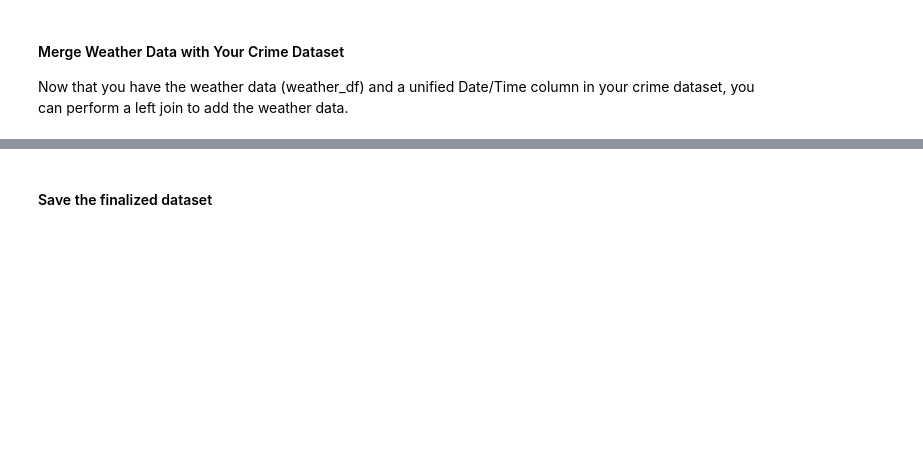
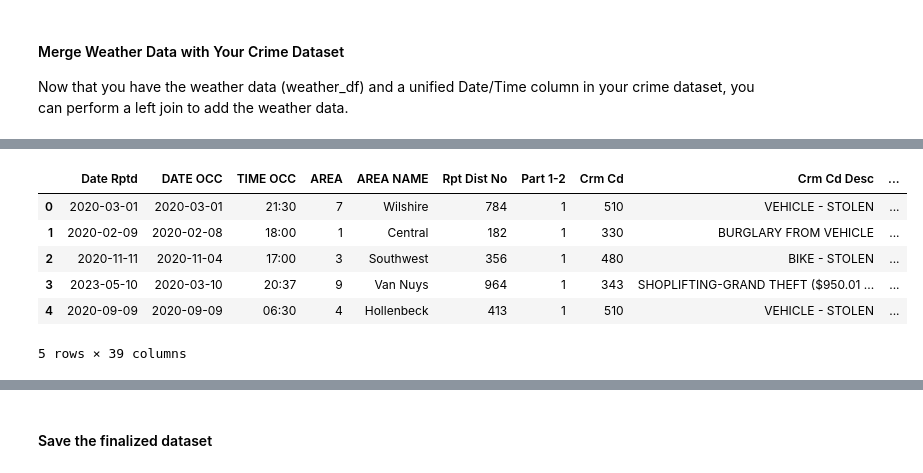
Before and after one commit to MalakaSupun/Crime-Data-Analysis-of-LAPD, a Jupyter notebook: Clean_Data.ipynb, the cells around one changed output, grey strips where cells are left out. Cells and saved outputs as stored; diff of their text form; code cells hidden in the pictures; blank space fills up the shorter version.

```diff
--- a/Clean_Data.ipynb
+++ b/Clean_Data.ipynb
@@ -233,6 +281,14 @@ Now that you have the weather data (weather_df) and a unified Date/Time column i
 # %%
 # Merge weather data with the crime dataset
 merged_df = pd.merge(df, weather_df, on='Date/Time', how='left')
 
 # Check the final dataset
-print(merged_df.head())
+merged_df.head()
+# %% [output]
+|  | Date Rptd | DATE OCC | TIME OCC | AREA | AREA NAME | Rpt Dist No | Part 1-2 | Crm Cd | Crm Cd Desc | ... |
+| 0 | 2020-03-01 | 2020-03-01 | 21:30 | 7 | Wilshire | 784 | 1 | 510 | VEHICLE - STOLEN | ... |
+| 1 | 2020-02-09 | 2020-02-08 | 18:00 | 1 | Central | 182 | 1 | 330 | BURGLARY FROM VEHICLE | ... |
+| 2 | 2020-11-11 | 2020-11-04 | 17:00 | 3 | Southwest | 356 | 1 | 480 | BIKE - STOLEN | ... |
+| 3 | 2023-05-10 | 2020-03-10 | 20:37 | 9 | Van Nuys | 964 | 1 | 343 | SHOPLIFTING-GRAND THEFT ($950.01 ... | ... |
+| 4 | 2020-09-09 | 2020-09-09 | 06:30 | 4 | Hollenbeck | 413 | 1 | 510 | VEHICLE - STOLEN | ... |
+5 rows × 39 columns
```
Also changed, not shown: parts of 8 cells of this notebook.
